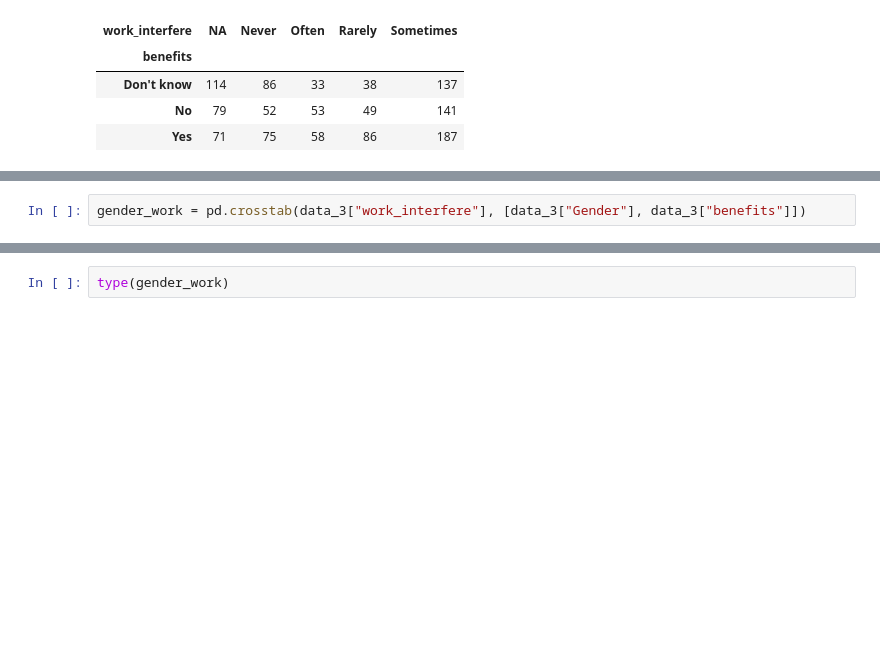
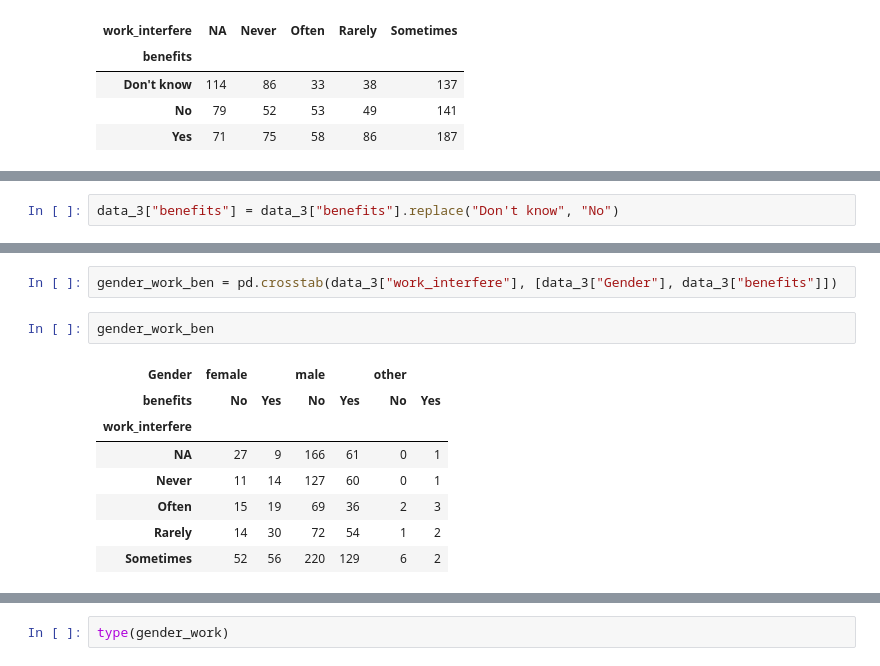
Before and after one commit to pearl6527/hackduke2021, a Jupyter notebook: scratch_paper.ipynb, the cells around one changed output, grey strips where cells are left out. Drawn from its saved outputs; the diff is of its cells as text; blank space fills up the shorter version.

```diff
--- a/scratch_paper.ipynb
+++ b/scratch_paper.ipynb
@@ -58,0 +61,2 @@ pd.crosstab(data_4["benefits"], data_4["work_interfere"])
+# %%
+data_3["benefits"] = data_3["benefits"].replace("Don't know", "No")
@@ -59,5 +85,16 @@ pd.crosstab(data_4["benefits"], data_4["work_interfere"])
 # %%
-gender_work = pd.crosstab(data_3["work_interfere"], [data_3["Gender"], data_3["benefits"]])
+gender_work_ben = pd.crosstab(data_3["work_interfere"], [data_3["Gender"], data_3["benefits"]])
+# %%
+gender_work_ben
+# %% [output]
+| Gender | female |  | male |  | other |  |
+| benefits | No | Yes | No | Yes | No | Yes |
+| work_interfere |  |  |  |  |  |  |
+| NA | 27 | 9 | 166 | 61 | 0 | 1 |
+| Never | 11 | 14 | 127 | 60 | 0 | 1 |
+| Often | 15 | 19 | 69 | 36 | 2 | 3 |
+| Rarely | 14 | 30 | 72 | 54 | 1 | 2 |
+| Sometimes | 52 | 56 | 220 | 129 | 6 | 2 |
 # %%
 gender_work
 # %% [output]
```
Also changed, not shown: parts of 5 cells of this notebook, 1 other file.
